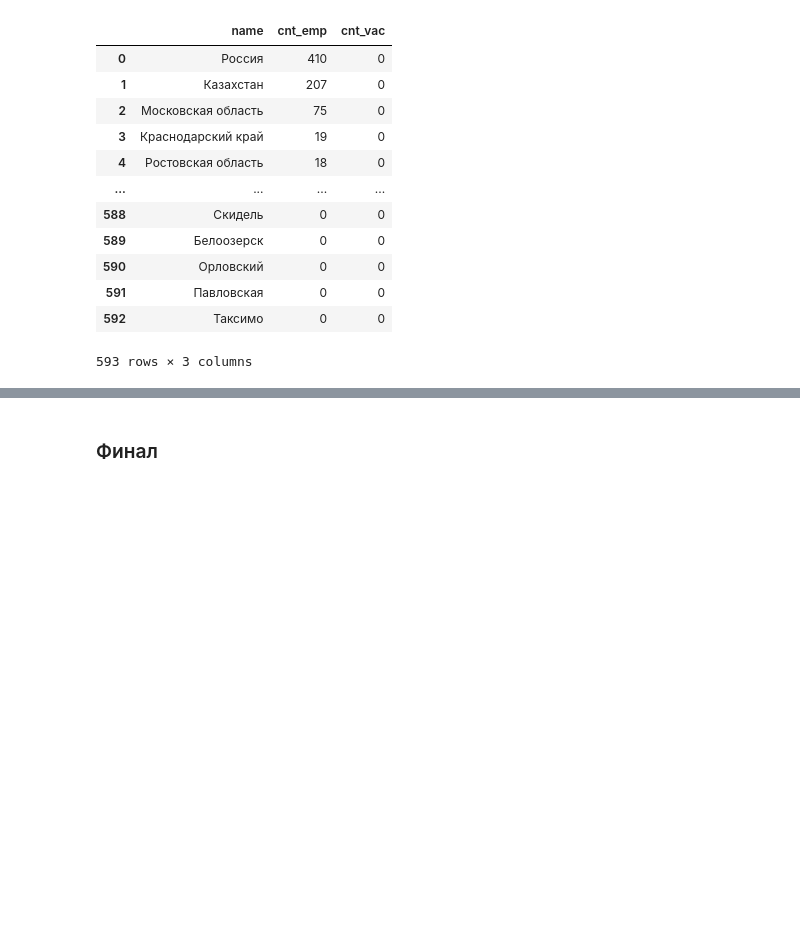
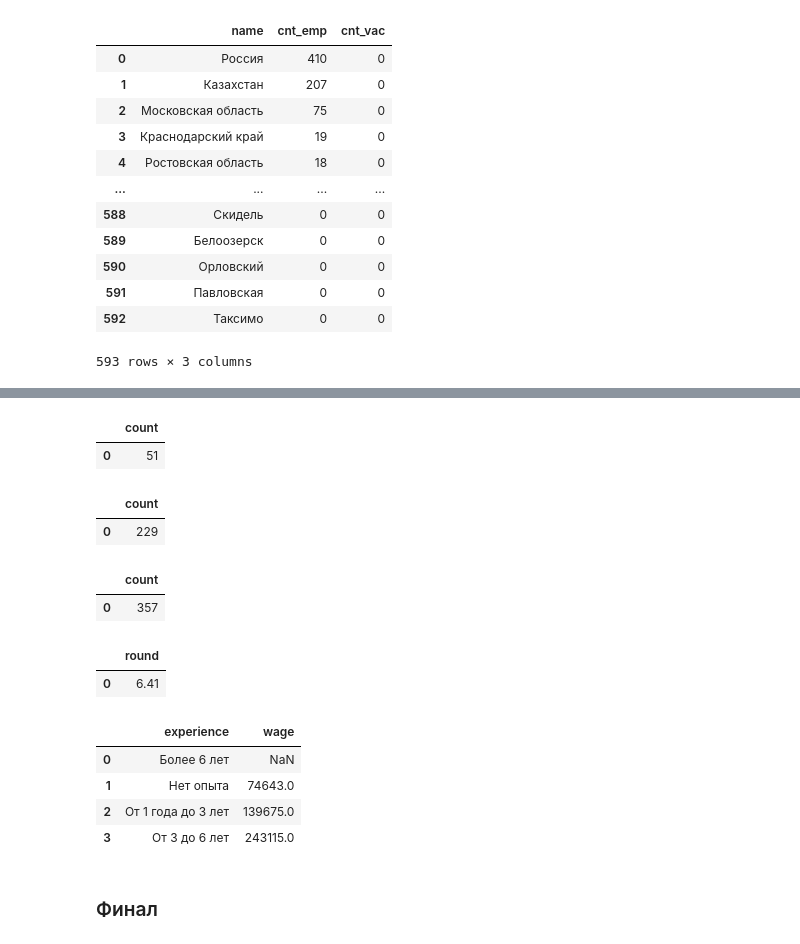
Before and after one commit to DadonovIV/for_sf_ds, a Jupyter notebook: project_SQL/Python_and_SQL.ipynb, the cells around one changed output, grey strips where cells are left out. Cells and saved outputs as stored; diff of their text form; code cells hidden in the pictures; blank space fills up the shorter version.

```diff
--- a/project_SQL/Python_and_SQL.ipynb
+++ b/project_SQL/Python_and_SQL.ipynb
@@ -60,0 +212,8 @@ df
+# %%
+# используем метод read_sql_query, чтобы получить результаты запроса сразу в виде датафрейма
+# 6.2
+df = pd.read_sql_query(query_6_2, connection)
+df
+# %% [output]
+|  | count |
+| 0 | 51 |
@@ -60,0 +235,8 @@ df
+# %%
+# используем метод read_sql_query, чтобы получить результаты запроса сразу в виде датафрейма
+# 6.3
+df = pd.read_sql_query(query_6_3, connection)
+df
+# %% [output]
+|  | count |
+| 0 | 229 |
@@ -60,0 +257,8 @@ df
+# %%
+# используем метод read_sql_query, чтобы получить результаты запроса сразу в виде датафрейма
+# 6.4
+df = pd.read_sql_query(query_6_4, connection)
+df
+# %% [output]
+|  | count |
+| 0 | 357 |
@@ -61,3 +282,36 @@ df
+# %%
+# используем метод read_sql_query, чтобы получить результаты запроса сразу в виде датафрейма
+# 6.5
+df = pd.read_sql_query(query_6_5, connection)
+df
+# %% [output]
+|  | round |
+| 0 | 6.41 |
+# %%
+# код запроса представляет из себя строковую переменную
+# 6.6
+query_6_6 = f'''SELECT experience, round(avg(coalesce((salary_from+salary_to)/2, salary_from, salary_to))) as wage
+FROM vacancies
+WHERE (name ilike '%data science%'
+    or name ilike '%data scientist%'
+    or name ilike '%machine learning%'
+    or name ilike '%исследователь данных%'
+    or name ilike '%машинн%обучен%'
+    or (name like '%ML%' and name not like '%HTML%'))
+GROUP BY 1
+                '''
+# лучше использовать f-строки - так удобнее передавать параметры
+# %%
+# используем метод read_sql_query, чтобы получить результаты запроса сразу в виде датафрейма
+# 6.6
+df = pd.read_sql_query(query_6_6, connection)
+df
+# %% [output]
+|  | experience | wage |
+| 0 | Более 6 лет | NaN |
+| 1 | Нет опыта | 74643.0 |
+| 2 | От 1 года до 3 лет | 139675.0 |
+| 3 | От 3 до 6 лет | 243115.0 |
 # %% [markdown]
 ### Финал
 # %%
```
Also changed, not shown: parts of 17 cells of this notebook.
